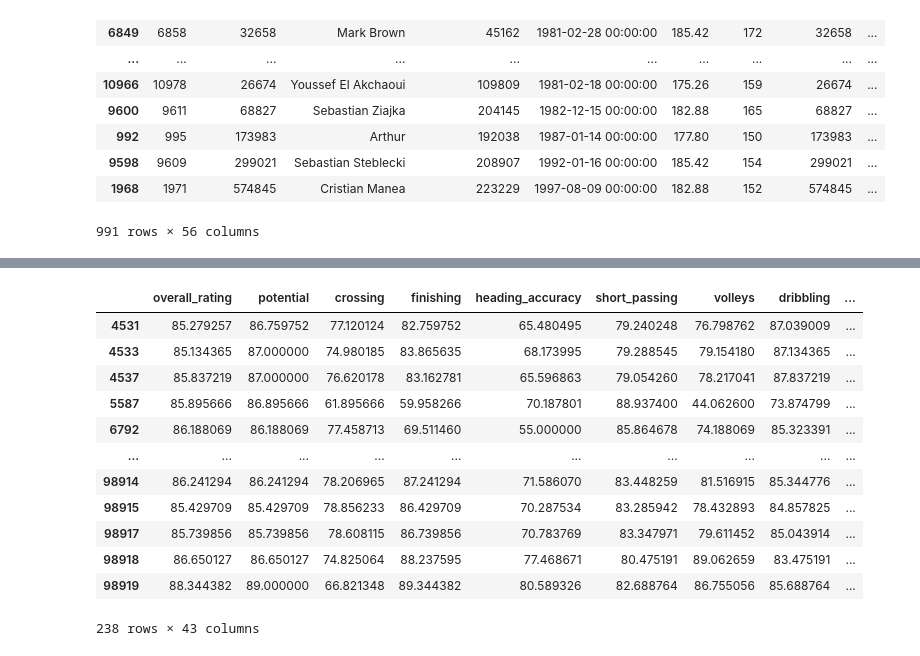
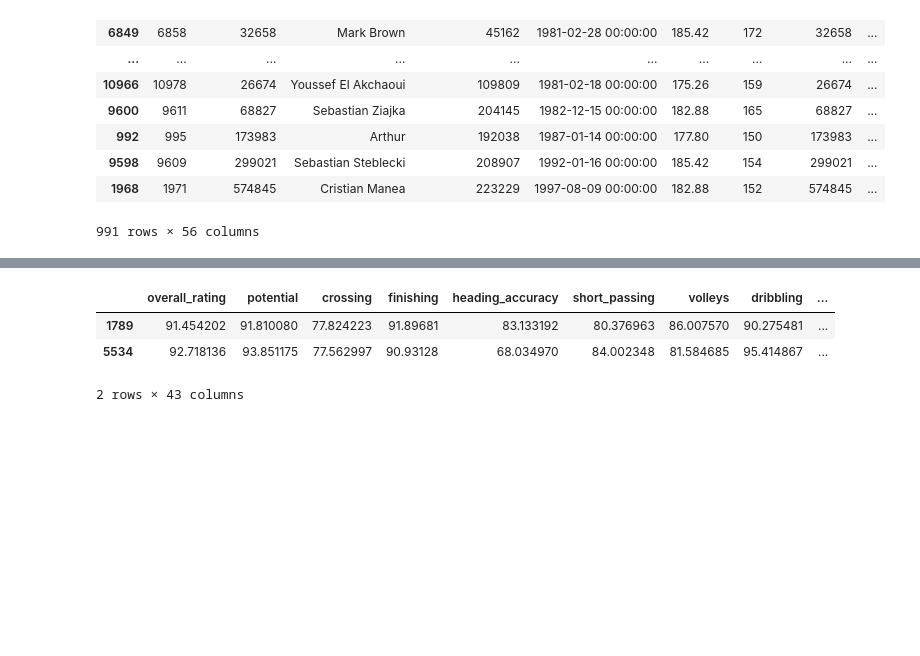
Before and after one commit to DerNiccoo/TensorFlow-training, a Jupyter notebook: 5.3 GAN Soccer.ipynb, the cells around one changed output, grey strips where cells are left out. Saved outputs shown, nothing was run; the diff lists cells and outputs as text; code cells hidden in the pictures; blank space fills up the shorter version.

```diff
--- a/5.3 GAN Soccer.ipynb
+++ b/5.3 GAN Soccer.ipynb
@@ -232,6 +189,6 @@ def SMOTE(T, N, k):
     return S
 
 df = df.to_numpy()
-new_data = SMOTE(df,1000,10) # this is where I call the function and expect new_data to be generated with larger number of samples than original df.
+new_data = SMOTE(df,50,10) # this is where I call the function and expect new_data to be generated with larger number of samples than original df.
 new_data.shape
 # %% [output]
@@ -239,5 +196,12 @@ new_data.shape
 # %%
 new_df = pd.DataFrame(new_data, columns=column_names)
+# %%
+def laplaceMechanism(x, epsilon):
+    x += np.random.laplace(0, 1.0/epsilon, 1)[0]
+    return x
+
+for col in column_names:
+    new_df[col] = new_df[col].apply(laplaceMechanism, args=(2,))
 # %%
 def compare_two_dataframe(df1, df2, col_names, buckets = 10):
     res = []
@@ -293,18 +257,9 @@ Overall accuracy: 0.9959507312850683
 # %%
-new_df[new_df.overall_rating > 85]
+new_df[new_df.overall_rating > 90]
 # %% [output]
 |  | overall_rating | potential | crossing | finishing | heading_accuracy | short_passing | volleys | dribbling | ... |
-| 4531 | 85.279257 | 86.759752 | 77.120124 | 82.759752 | 65.480495 | 79.240248 | 76.798762 | 87.039009 | ... |
-| 4533 | 85.134365 | 87.000000 | 74.980185 | 83.865635 | 68.173995 | 79.288545 | 79.154180 | 87.134365 | ... |
-| 4537 | 85.837219 | 87.000000 | 76.620178 | 83.162781 | 65.596863 | 79.054260 | 78.217041 | 87.837219 | ... |
-| 5587 | 85.895666 | 86.895666 | 61.895666 | 59.958266 | 70.187801 | 88.937400 | 44.062600 | 73.874799 | ... |
-| 6792 | 86.188069 | 86.188069 | 77.458713 | 69.511460 | 55.000000 | 85.864678 | 74.188069 | 85.323391 | ... |
-| ... | ... | ... | ... | ... | ... | ... | ... | ... | ... |
-| 98914 | 86.241294 | 86.241294 | 78.206965 | 87.241294 | 71.586070 | 83.448259 | 81.516915 | 85.344776 | ... |
-| 98915 | 85.429709 | 85.429709 | 78.856233 | 86.429709 | 70.287534 | 83.285942 | 78.432893 | 84.857825 | ... |
-| 98917 | 85.739856 | 85.739856 | 78.608115 | 86.739856 | 70.783769 | 83.347971 | 79.611452 | 85.043914 | ... |
-| 98918 | 86.650127 | 86.650127 | 74.825064 | 88.237595 | 77.468671 | 80.475191 | 89.062659 | 83.475191 | ... |
-| 98919 | 88.344382 | 89.000000 | 66.821348 | 89.344382 | 80.589326 | 82.688764 | 86.755056 | 85.688764 | ... |
+| 1789 | 91.454202 | 91.810080 | 77.824223 | 91.89681 | 83.133192 | 80.376963 | 86.007570 | 90.275481 | ... |
+| 5534 | 92.718136 | 93.851175 | 77.562997 | 90.93128 | 68.034970 | 84.002348 | 81.584685 | 95.414867 | ... |
-238 rows × 43 columns
+2 rows × 43 columns
 # %%
 df = player_df.loc[:, 'overall_rating':'attacking_work_rate_medium']
```
Also changed, not shown: parts of 15 cells of this notebook.
